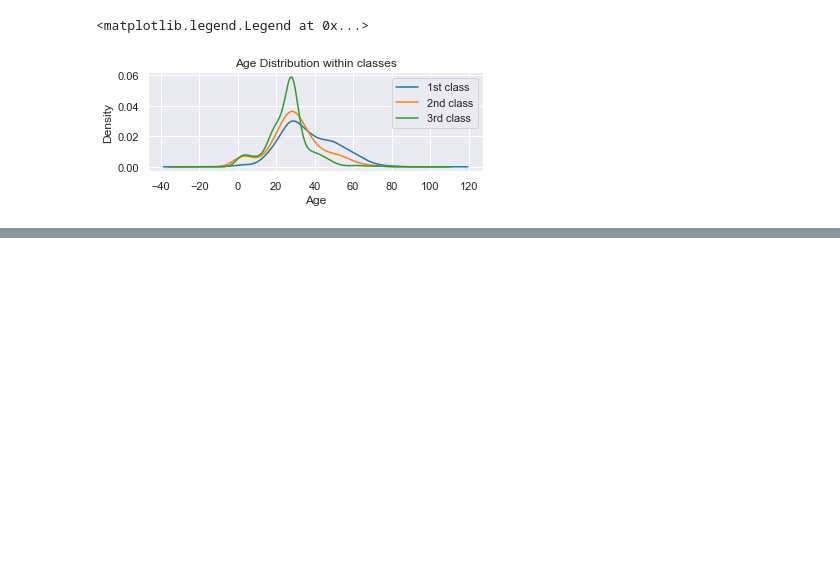
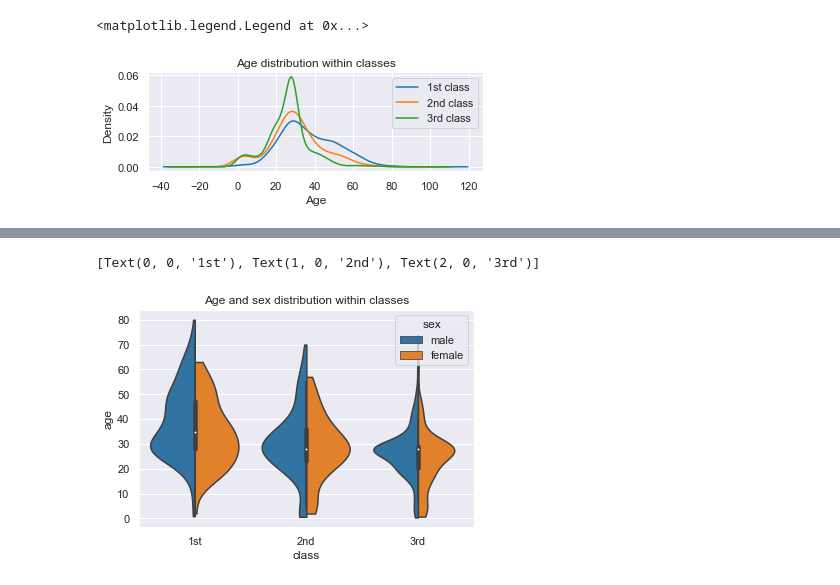
Before and after one commit to golecalicja/titanic-survivor-prediction, a Jupyter notebook: Titanic Survivor Prediction.ipynb, the cells around one changed output, grey strips where cells are left out. Cells and saved outputs as stored; diff of their text form; code cells hidden in the pictures; blank space fills up the shorter version.

```diff
--- a/Titanic Survivor Prediction.ipynb
+++ b/Titanic Survivor Prediction.ipynb
@@ -306,3 +313,11 @@ plt.legend(('1st class', '2nd class','3rd class'))
+# %%
+ax = sns.violinplot(x="class", y="age", hue="sex",
+                    data=df_train, split=True, cut=0)
+plt.title("Age and sex distribution within classes")
+ax.set_xticklabels(["1st", "2nd", "3rd"], rotation=0)
+# %% [output]
+[Text(0, 0, '1st'), Text(1, 0, '2nd'), Text(2, 0, '3rd')]
+[figure, added]
 # %%
 plt.subplot2grid((2,3),(1,0), colspan=5)
 df_train["age"][df_train["survived"] == 0].plot(kind='kde')
```
Also changed, not shown: parts of 22 cells of this notebook.
